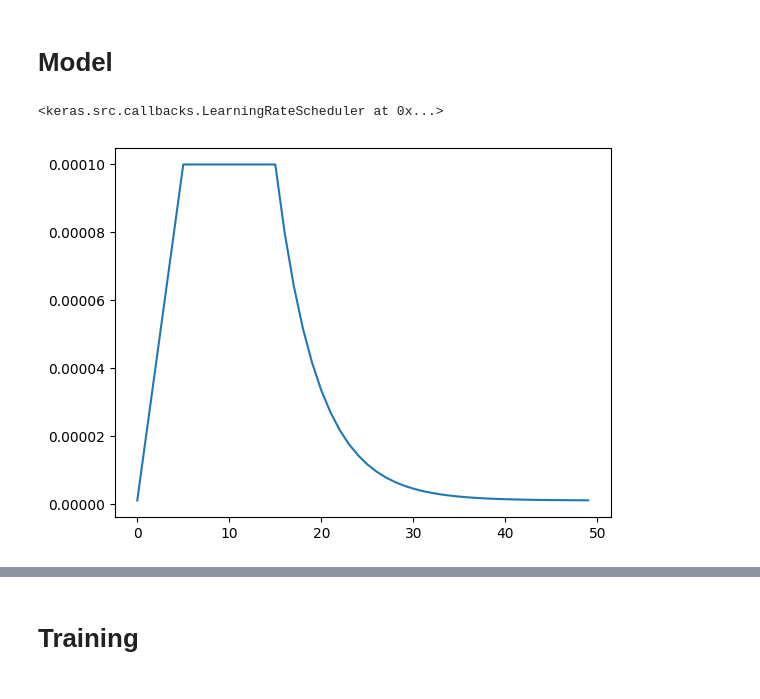
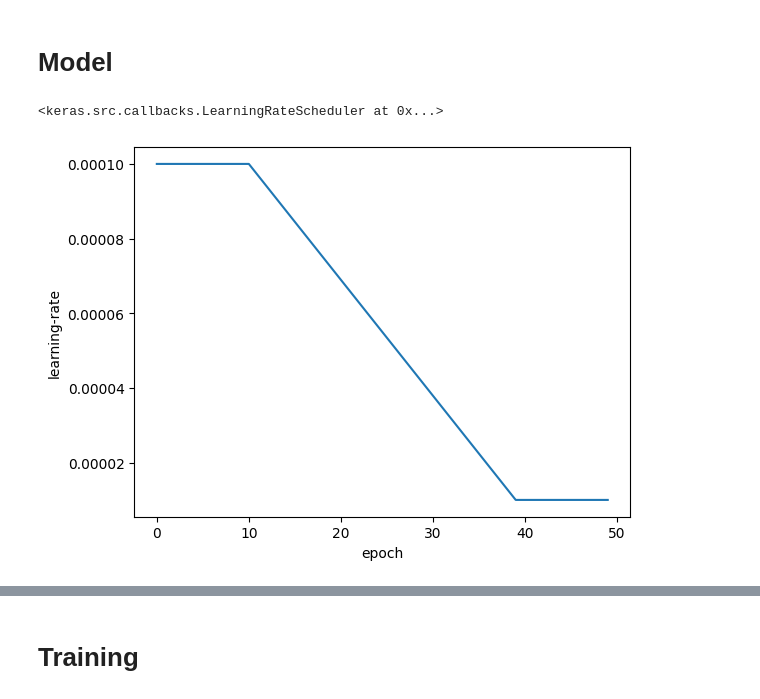
Before and after one commit to yunama47/Klasifikasi-Mammografi, a Jupyter notebook: kaggle_training_notebook.ipynb, the cells around one changed output, grey strips where cells are left out. Cells and saved outputs as stored; diff of their text form; code cells hidden in the pictures.

```diff
--- a/kaggle_training_notebook.ipynb
+++ b/kaggle_training_notebook.ipynb
@@ -471,79 +558,79 @@ class CutoffCallback(keras.callbacks.Callback):
         if curr_time > CUTOFF_TIME:
             # raise error instead of stopping model training, we'll catch this error
             raise AssertionError("TIME OUT")
 
     def on_train_begin(self, logs=None):
          self.stop_on_cutoff()
 
     def on_epoch_begin(self, epoch, logs=None):
         self.stop_on_cutoff()
 
     def on_epoch_end(self, epoch, logs=None):
         if logs[D.monitored_metric] <= 0:
-            raise AssertionError("monitored metric <=0")
+            raise AssertionError("monitored metric <=0") # something wrong happen but training still continues
 
 
+def get_lr_callback(plot_schedule=False, EPOCHS=50, max_lr=1e-4, factor=0.1, sustain_epoch=10, decay_epoch=30):
+    LR_START = max_lr
+    FACTOR = factor
+    LR_MIN = LR_START * FACTOR
+    LR_SUSTAIN_EPOCHS = sustain_epoch
+    LR_DECAY_EPOCHS = decay_epoch
+
+    def lrfn(epoch):
+        i = epoch // (LR_SUSTAIN_EPOCHS+LR_DECAY_EPOCHS)
+        epoch = epoch % (LR_SUSTAIN_EPOCHS+LR_DECAY_EPOCHS)
+        lr_max = LR_START * FACTOR**i
+        lr_min = LR_MIN * FACTOR**i
+        if epoch < LR_SUSTAIN_EPOCHS:
+            lr = lr_max
+        elif epoch < (LR_SUSTAIN_EPOCHS + LR_DECAY_EPOCHS):
+            decay_factor = (epoch-LR_SUSTAIN_EPOCHS)/(LR_DECAY_EPOCHS-1)
+            lr = lr_max-decay_factor*(lr_max-lr_min)
+        else:
+            lr = lr_min
+
+        return lr
+
+    lrScheduler = keras.callbacks.LearningRateScheduler(lrfn, verbose=0)
+
+    if plot_schedule:
+        rng = [i for i in range(25 if EPOCHS < 25 else EPOCHS)]
+        y = [lrfn(x) for x in rng]
+        plt.xlabel("epoch")
+        plt.ylabel("learning-rate")
+        plt.plot(rng, y)
+
+    return lrScheduler
+
 # def get_lr_callback(plot_schedule=False, EPOCHS=50, max_lr=1e-4, factor=0.1, sustain_epoch=10, decay_epoch=30):
-#     LR_START = max_lr
-#     FACTOR = factor
-#     LR_MIN = LR_START * FACTOR
+#     LR_START = 1e-5
+#     LR_MAX = max_lr
+#     LR_MIN   = 1e-5
+#     LR_RAMPUP_EPOCHS = 5
 #     LR_SUSTAIN_EPOCHS = sustain_epoch
-#     LR_DECAY_EPOCHS = decay_epoch
+#     LR_EXP_DECAY = .8
 
 #     def lrfn(epoch):
-#         i = epoch // (LR_SUSTAIN_EPOCHS+LR_DECAY_EPOCHS)
-#         epoch = epoch % (LR_SUSTAIN_EPOCHS+LR_DECAY_EPOCHS)
-#         lr_max = LR_START * FACTOR**i
-#         lr_min = LR_MIN * FACTOR**i
-#         if epoch < LR_SUSTAIN_EPOCHS:
-#             lr = lr_max
-#         elif epoch < (LR_SUSTAIN_EPOCHS + LR_DECAY_EPOCHS):
-#             decay_factor = (epoch-LR_SUSTAIN_EPOCHS)/(LR_DECAY_EPOCHS-1)
-#             lr = lr_max-decay_factor*(lr_max-lr_min)
+#         if epoch < LR_RAMPUP_EPOCHS:
+#             lr = (LR_MAX - LR_START) / LR_RAMPUP_EPOCHS * epoch + LR_START
+#         elif epoch < LR_RAMPUP_EPOCHS + LR_SUSTAIN_EPOCHS:
+#             lr = LR_MAX
 #         else:
-#             lr = lr_min
-
+#             lr = (LR_MAX - LR_MIN) * LR_EXP_DECAY**(epoch - LR_RAMPUP_EPOCHS - LR_SUSTAIN_EPOCHS) + LR_MIN
 #         return lr
-
-#     lrScheduler = keras.callbacks.LearningRateScheduler(lrfn, verbose=0)
 
 #     if plot_schedule:
 #         rng = [i for i in range(25 if EPOCHS < 25 else EPOCHS)]
 #         y = [lrfn(x) for x in rng]
-#         plt.xlabel("epoch")
-#         plt.ylabel("learning-rate")
 #         plt.plot(rng, y)
 
-#     return lrScheduler
-
-def get_lr_callback(plot_schedule=False, EPOCHS=50, max_lr=1e-4, factor=0.1, sustain_epoch=10, decay_epoch=30):
-    LR_START = 1e-6
-    LR_MAX = max_lr
-    LR_MIN   = 1e-6
-    LR_RAMPUP_EPOCHS = 5
-    LR_SUSTAIN_EPOCHS = sustain_epoch
-    LR_EXP_DECAY = .8
-
-    def lrfn(epoch):
-        if epoch < LR_RAMPUP_EPOCHS:
-            lr = (LR_MAX - LR_START) / LR_RAMPUP_EPOCHS * epoch + LR_START
-        elif epoch < LR_RAMPUP_EPOCHS + LR_SUSTAIN_EPOCHS:
-            lr = LR_MAX
-        else:
-            lr = (LR_MAX - LR_MIN) * LR_EXP_DECAY**(epoch - LR_RAMPUP_EPOCHS - LR_SUSTAIN_EPOCHS) + LR_MIN
-        return lr
-
-    if plot_schedule:
-        rng = [i for i in range(25 if EPOCHS < 25 else EPOCHS)]
-        y = [lrfn(x) for x in rng]
-        plt.plot(rng, y)
-
-    return keras.callbacks.LearningRateScheduler(lrfn, verbose=0)
+#     return keras.callbacks.LearningRateScheduler(lrfn, verbose=0)
 
 get_lr_callback(True, 50, decay_epoch=30)
 # %% [output]
 <keras.src.callbacks.LearningRateScheduler at 0x...>
-[figure, old version]
+[figure, new version]
 # %%
 def model_compile(model, lr=1e-4):
     model.compile(
```
Also changed, not shown: parts of 21 cells of this notebook.
